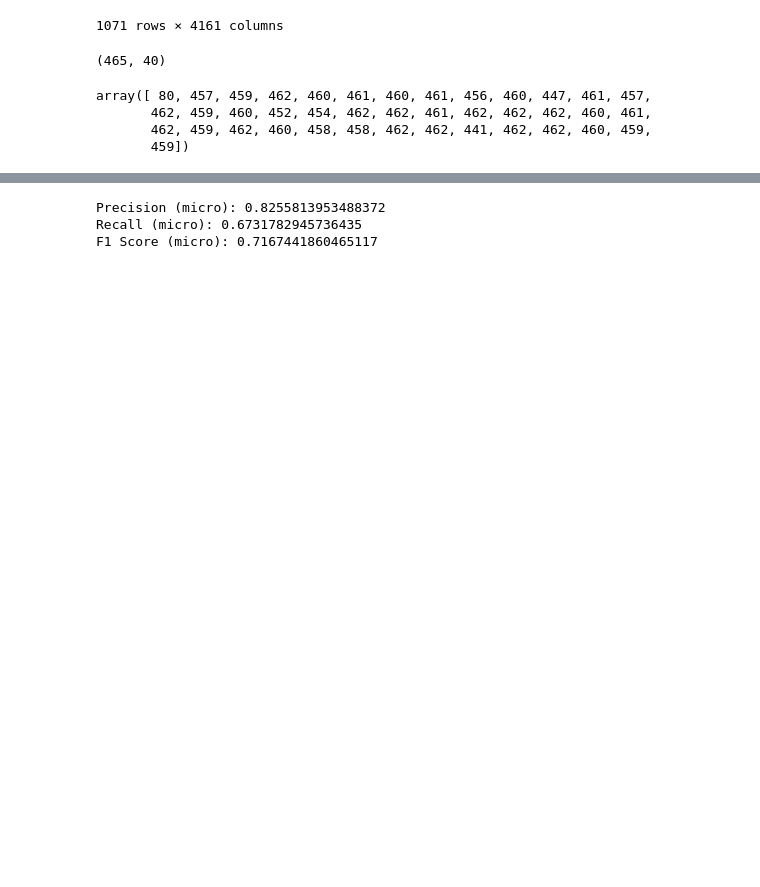
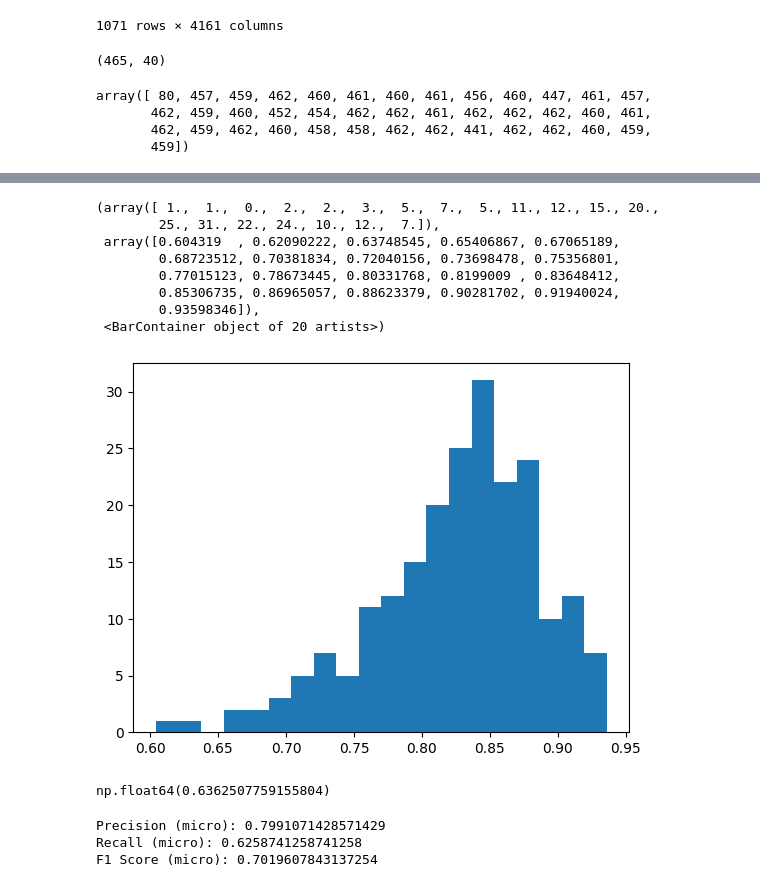
Before and after one commit to tsak1998/nestor_celvia, a Jupyter notebook: src/notebooks/classification_attempt.ipynb, the cells around one changed output, grey strips where cells are left out. Saved outputs shown, nothing was run; the diff lists cells and outputs as text; code cells hidden in the pictures; blank space fills up the shorter version.

```diff
--- a/src/notebooks/classification_attempt.ipynb
+++ b/src/notebooks/classification_attempt.ipynb
@@ -235,7 +240,8 @@ from sklearn.linear_model import LogisticRegression
 from sklearn.model_selection import train_test_split
 from lightgbm import LGBMClassifier
 from sklearn.preprocessing import StandardScaler
-
+from sklearn.svm import  SVC
+single_clf2 = SVC(probability=True )#
 scaler = StandardScaler()
 
 # Example features and multilabel target
@@ -246,7 +252,7 @@ scaler = StandardScaler()
 # X_train, X_test, y_train, y_test = train_test_split(X, y, test_size=0.2)
 
 # Wrap the classifier
-model = OneVsRestClassifier(LGBMClassifier(n_jobs=-1))
+model = OneVsRestClassifier(single_clf2)
 model.fit(scaler.fit_transform(X_train), y_class_train)
 
 # Predict
@@ -465,0 +262,4 @@ array([1, 1, 0, 4, 4, 1, 1, 2, 1, 2, 1, 1, 2, 2, 2, 1, 1, 1, 1, 1, 1, 2,
+# %%
+single_clf = LGBMClassifier(n_jobs=-1)
+
+single_clf.fit(X_train,y_class_train.iloc[:,0])
@@ -465,0 +276,2 @@ array([1, 1, 0, 4, 4, 1, 1, 2, 1, 2, 1, 1, 2, 2, 2, 1, 1, 1, 1, 1, 1, 2,
+# %%
+selected_feats =  np.argsort(single_clf.feature_importances_)[-500:]
@@ -465,0 +285,25 @@ array([1, 1, 0, 4, 4, 1, 1, 2, 1, 2, 1, 1, 2, 2, 2, 1, 1, 1, 1, 1, 1, 2,
+# %%
+from sklearn.multiclass import OneVsRestClassifier
+from sklearn.linear_model import LogisticRegression
+from sklearn.model_selection import train_test_split
+from lightgbm import LGBMClassifier
+from sklearn.preprocessing import StandardScaler
+from sklearn.svm import  SVC
+single_clf2 = SVC(probability=True )#
+scaler = StandardScaler()
+
+# Example features and multilabel target
+# X = [[0, 1], [1, 0], [0, 0], [1, 1]]  # Replace with your features
+# y = [[1, 0, 1], [0, 1, 0], [1, 1, 1], [0, 0, 0]]  # Binary-encoded target
+
+# # Split the data
+# X_train, X_test, y_train, y_test = train_test_split(X, y, test_size=0.2)
+
+# Wrap the classifier
+model = OneVsRestClassifier(single_clf2)
+model.fit(scaler.fit_transform(X_train.values[:,selected_feats]), y_class_train)
+
+# Predict
+y_pred = model.predict(scaler.transform(X_test.values[:,selected_feats]))
+
+y_pred_proba = model.predict_proba(scaler.transform(X_test.values[:,selected_feats]))
@@ -466,19 +326,35 @@ array([1, 1, 0, 4, 4, 1, 1, 2, 1, 2, 1, 1, 2, 2, 2, 1, 1, 1, 1, 1, 1, 2,
+# %%
+plt.hist(y_pred_proba[:,0],bins=20)
+# %% [output]
+(array([ 1.,  1.,  0.,  2.,  2.,  3.,  5.,  7.,  5., 11., 12., 15., 20.,
+        25., 31., 22., 24., 10., 12.,  7.]),
+ array([0.604319  , 0.62090222, 0.63748545, 0.65406867, 0.67065189,
+        0.68723512, 0.70381834, 0.72040156, 0.73698478, 0.75356801,
+        0.77015123, 0.78673445, 0.80331768, 0.8199009 , 0.83648412,
+        0.85306735, 0.86965057, 0.88623379, 0.90281702, 0.91940024,
+        0.93598346]),
+ <BarContainer object of 20 artists>)
+[figure, added]
+# %%
+roc_auc_score(y_class_test.iloc[:,0], y_pred_proba[:, 0])
+# %% [output]
+np.float64(0.6362507759155804)
 # %%
 from sklearn.metrics import precision_score, recall_score, f1_score, classification_report
 
 
 y_pred = (y_pred_proba[:, :] > 1e-01).astype(int)
-precision = precision_score(y_class_test.values, y_pred, average='samples')
-recall = recall_score(y_class_test.values, y_pred, average='samples')
-f1 = f1_score(y_class_test.values, y_pred, average='samples')
+precision = precision_score(y_class_test.values, y_pred, average='micro')
+recall = recall_score(y_class_test.values, y_pred, average='micro')
+f1 = f1_score(y_class_test.values, y_pred, average='micro')
 
 print(f"Precision (micro): {precision}")
 print(f"Recall (micro): {recall}")
 print(f"F1 Score (micro): {f1}")
 # %% [output]
-Precision (micro): 0.8255813953488372
-Recall (micro): 0.6731782945736435
-F1 Score (micro): 0.7167441860465117
+Precision (micro): 0.7991071428571429
+Recall (micro): 0.6258741258741258
+F1 Score (micro): 0.7019607843137254
 # %%
 from sklearn.metrics import roc_auc_score
 # %%
```
Also changed, not shown: parts of 18 cells of this notebook, 1 other file.
